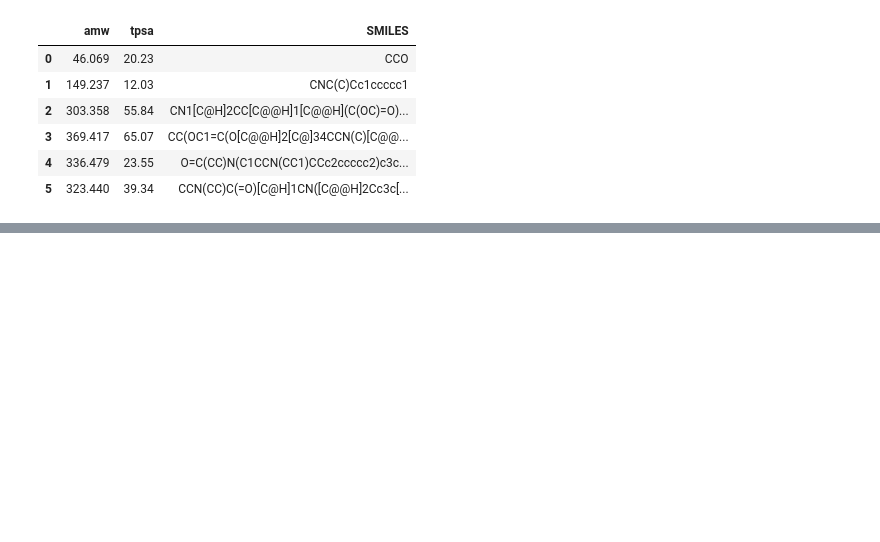
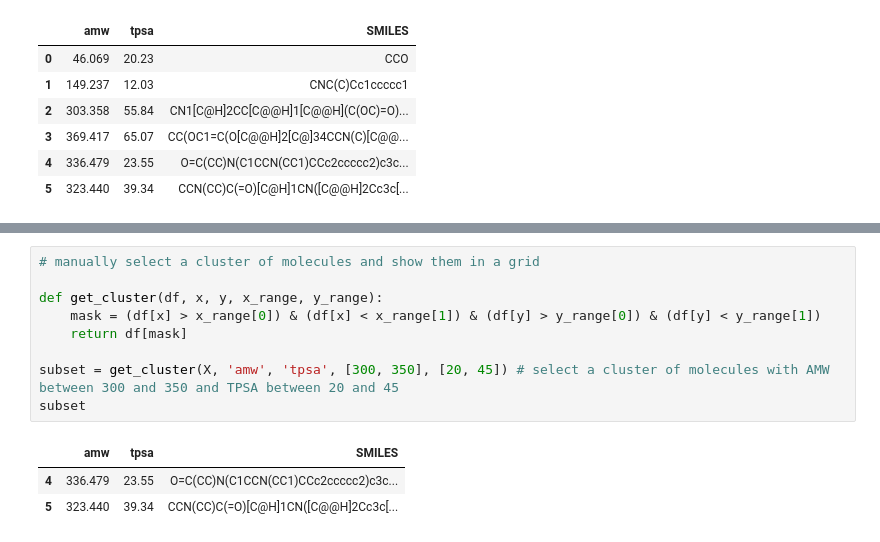
Before and after one commit to CDDLeiden/ULLA2023-Leiden, a Jupyter notebook: practicals/01_plotting_unsupervised/assignment/01_examples_depictions.ipynb, the cells around one changed output, grey strips where cells are left out. Drawn from its saved outputs; the diff is of its cells as text; blank space fills up the shorter version.

```diff
--- a/practicals/01_plotting_unsupervised/assignment/01_molplotly.ipynb
+++ b/practicals/01_plotting_unsupervised/assignment/01_examples_depictions.ipynb
@@ -67,3 +85,16 @@ fig
 # %% [output]
 [interactive output not drawn]
 [interactive output not drawn]
+# %%
+# manually select a cluster of molecules and show them in a grid
+
+def get_cluster(df, x, y, x_range, y_range):
+    mask = (df[x] > x_range[0]) & (df[x] < x_range[1]) & (df[y] > y_range[0]) & (df[y] < y_range[1])
+    return df[mask]
+
+subset = get_cluster(X, 'amw', 'tpsa', [300, 350], [20, 45]) # select a cluster of molecules with AMW between 300 and 350 and TPSA between 20 and 45
+subset
+# %% [output]
+|  | amw | tpsa | SMILES |
+| 4 | 336.479 | 23.55 | O=C(CC)N(C1CCN(CC1)CCc2ccccc2)c3c... |
+| 5 | 323.440 | 39.34 | CCN(CC)C(=O)[C@H]1CN([C@@H]2Cc3c[... |
```
Also changed, not shown: parts of 3 cells of this notebook, 2 other files.
